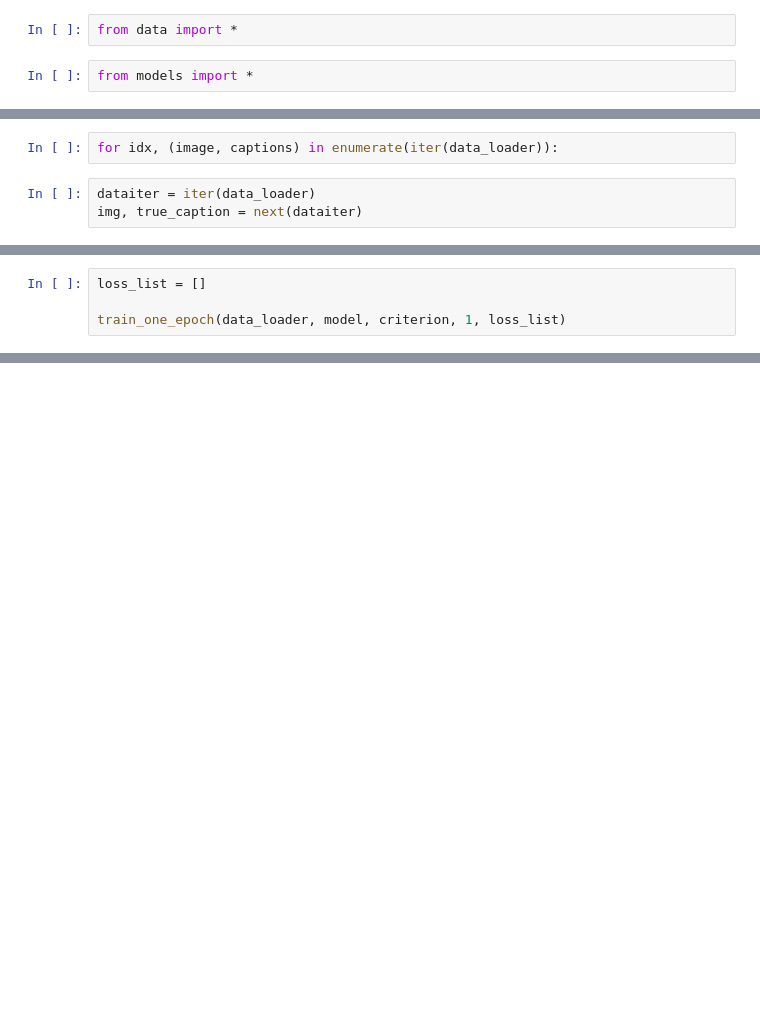
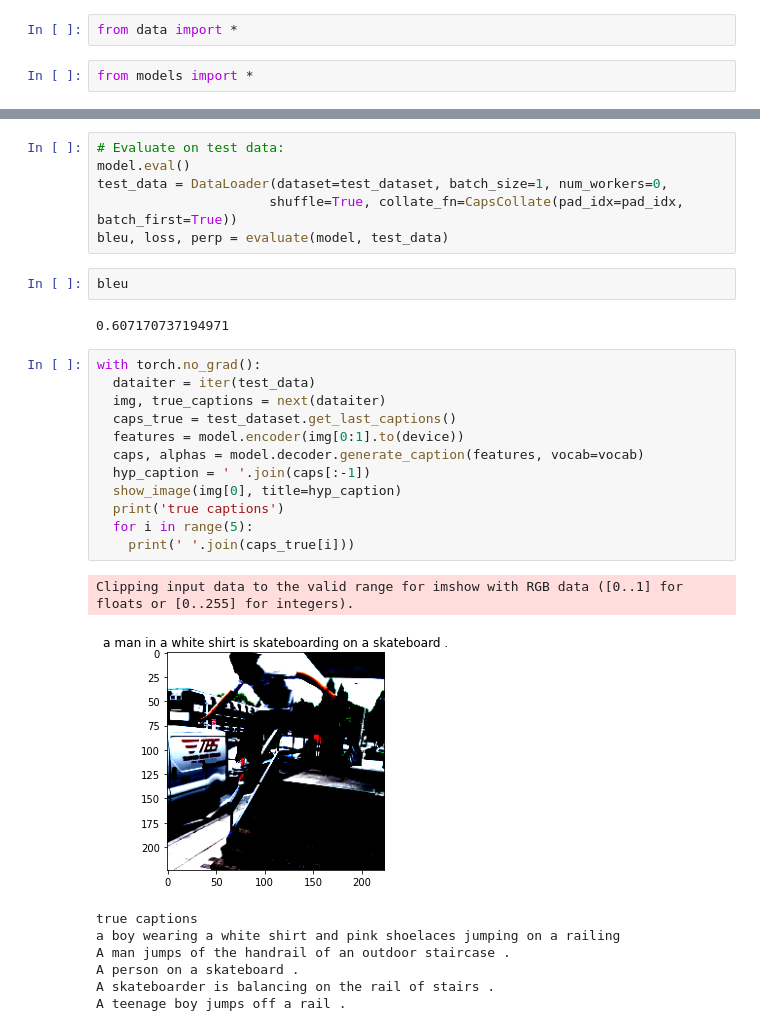
Before and after one commit to Hannibal96/ImageCaptionProject, a Jupyter notebook: Demo.ipynb, the cells around one changed output, grey strips where cells are left out. Drawn from its saved outputs; the diff is of its cells as text; blank space fills up the shorter version.

Commit message:
New data loader

```diff
--- a/Demo.ipynb
+++ b/Demo.ipynb
@@ -119,5 +30,0 @@ data_loader = DataLoader(
-# %%
-for idx, (image, captions) in enumerate(iter(data_loader)):
-# %%
-dataiter = iter(data_loader)
-img, true_caption = next(dataiter)
@@ -157,4 +30,0 @@ def train_one_epoch(data_loader, model, criterion, epoch, loss_list):
-# %%
-loss_list = []
-
-train_one_epoch(data_loader, model, criterion, 1, loss_list)
@@ -333,0 +229,31 @@ KeyboardInterrupt:
+# %%
+# Evaluate on test data:
+model.eval()
+test_data = DataLoader(dataset=test_dataset, batch_size=1, num_workers=0,
+                      shuffle=True, collate_fn=CapsCollate(pad_idx=pad_idx, batch_first=True))
+bleu, loss, perp = evaluate(model, test_data)
+# %%
+bleu
+# %% [output]
+0.607170737194971
+# %%
+with torch.no_grad():
+  dataiter = iter(test_data)
+  img, true_captions = next(dataiter)
+  caps_true = test_dataset.get_last_captions()
+  features = model.encoder(img[0:1].to(device))
+  caps, alphas = model.decoder.generate_caption(features, vocab=vocab)
+  hyp_caption = ' '.join(caps[:-1])
+  show_image(img[0], title=hyp_caption)
+  print('true captions')
+  for i in range(5):
+    print(' '.join(caps_true[i]))
+# %% [output]
+Clipping input data to the valid range for imshow with RGB data ([0..1] for floats or [0..255] for integers).
+[figure, added]
+true captions
+a boy wearing a white shirt and pink shoelaces jumping on a railing
+A man jumps of the handrail of an outdoor staircase .
+A person on a skateboard .
+A skateboarder is balancing on the rail of stairs .
+A teenage boy jumps off a rail .
```
Also changed, not shown: parts of 38 cells of this notebook, 1 other file.
